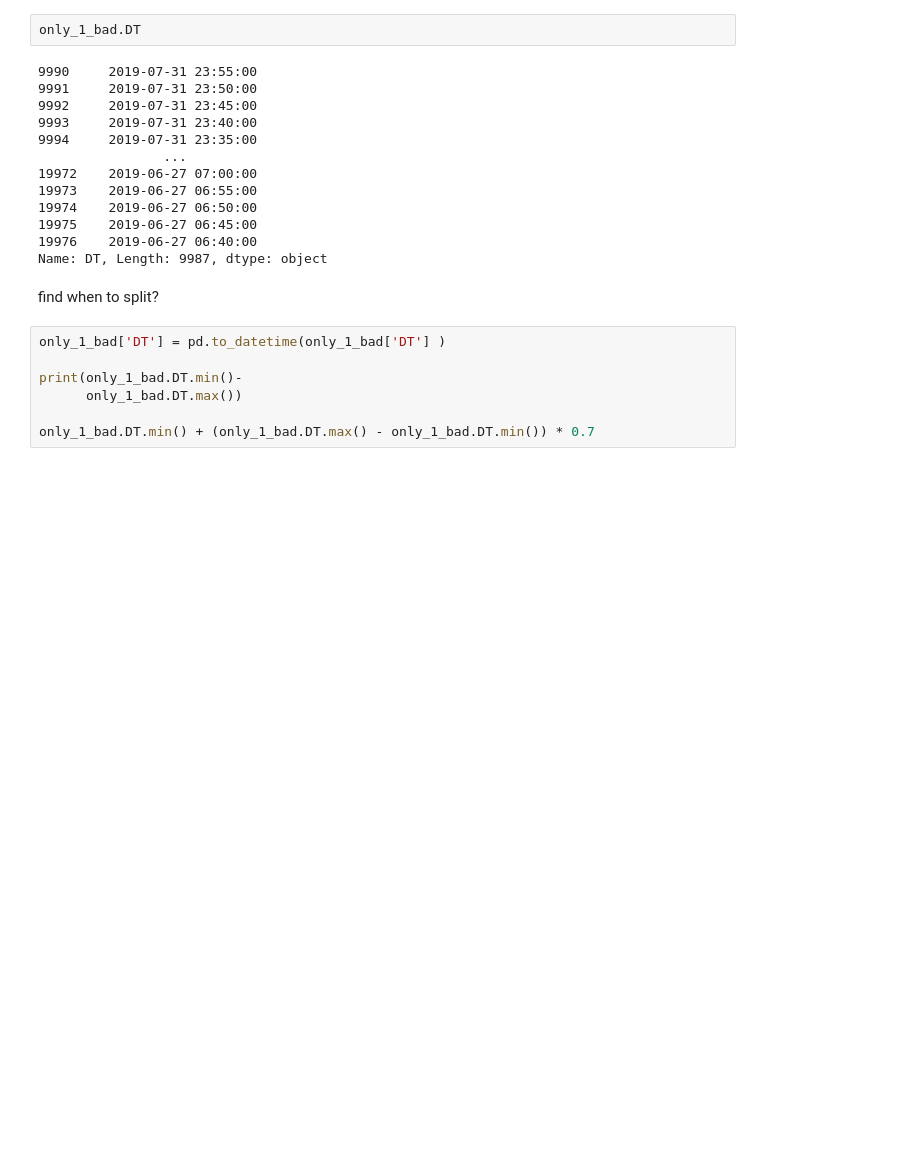
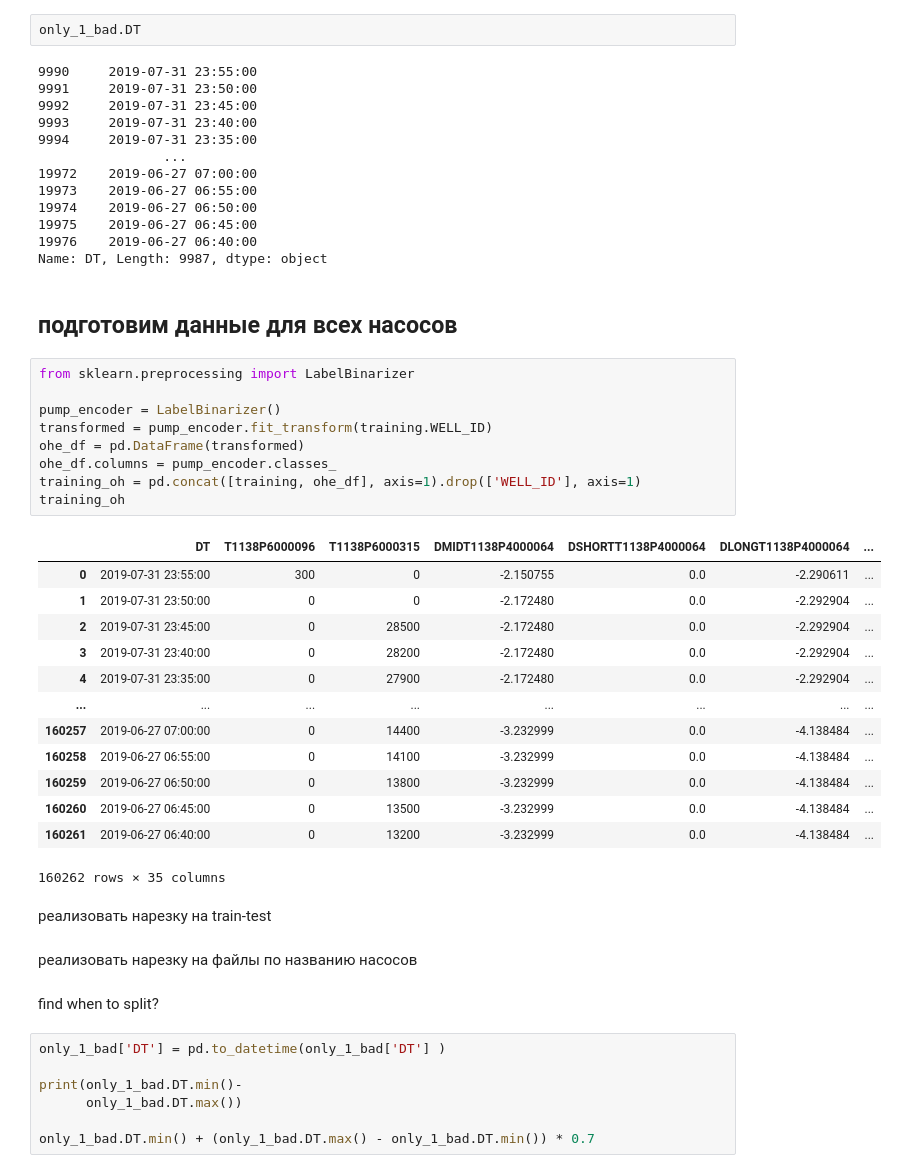
Before and after one commit to ksetdekov/ts_transformers, a Jupyter notebook: tcn.ipynb, the cells around one changed output. Cells and saved outputs as stored; diff of their text form; blank space fills up the shorter version.

Commit message:
работаю над подходом для всех данных

```diff
--- a/tcn.ipynb
+++ b/tcn.ipynb
@@ -109,6 +109,35 @@ only_1_bad.DT
 19975    2019-06-27 06:45:00
 19976    2019-06-27 06:40:00
 Name: DT, Length: 9987, dtype: object
+# %% [markdown]
+## подготовим данные для всех насосов
+# %%
+from sklearn.preprocessing import LabelBinarizer
+
+pump_encoder = LabelBinarizer()
+transformed = pump_encoder.fit_transform(training.WELL_ID)
+ohe_df = pd.DataFrame(transformed)
+ohe_df.columns = pump_encoder.classes_
+training_oh = pd.concat([training, ohe_df], axis=1).drop(['WELL_ID'], axis=1)
+training_oh
+# %% [output]
+|  | DT | T1138P6000096 | T1138P6000315 | DMIDT1138P4000064 | DSHORTT1138P4000064 | DLONGT1138P4000064 | ... |
+| 0 | 2019-07-31 23:55:00 | 300 | 0 | -2.150755 | 0.0 | -2.290611 | ... |
+| 1 | 2019-07-31 23:50:00 | 0 | 0 | -2.172480 | 0.0 | -2.292904 | ... |
+| 2 | 2019-07-31 23:45:00 | 0 | 28500 | -2.172480 | 0.0 | -2.292904 | ... |
+| 3 | 2019-07-31 23:40:00 | 0 | 28200 | -2.172480 | 0.0 | -2.292904 | ... |
+| 4 | 2019-07-31 23:35:00 | 0 | 27900 | -2.172480 | 0.0 | -2.292904 | ... |
+| ... | ... | ... | ... | ... | ... | ... | ... |
+| 160257 | 2019-06-27 07:00:00 | 0 | 14400 | -3.232999 | 0.0 | -4.138484 | ... |
+| 160258 | 2019-06-27 06:55:00 | 0 | 14100 | -3.232999 | 0.0 | -4.138484 | ... |
+| 160259 | 2019-06-27 06:50:00 | 0 | 13800 | -3.232999 | 0.0 | -4.138484 | ... |
+| 160260 | 2019-06-27 06:45:00 | 0 | 13500 | -3.232999 | 0.0 | -4.138484 | ... |
+| 160261 | 2019-06-27 06:40:00 | 0 | 13200 | -3.232999 | 0.0 | -4.138484 | ... |
+160262 rows × 35 columns
+# %% [markdown]
+реализовать нарезку на train-test
+# %% [markdown]
+реализовать нарезку на файлы по названию насосов
 # %% [markdown]
 find when to split?
 # %%
```
Also changed, not shown: parts of 8 cells of this notebook.
